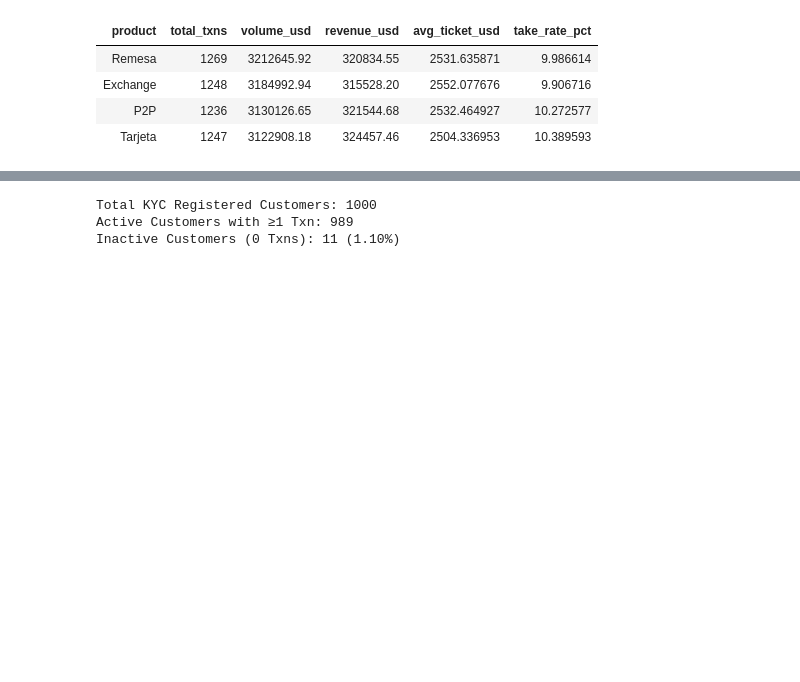
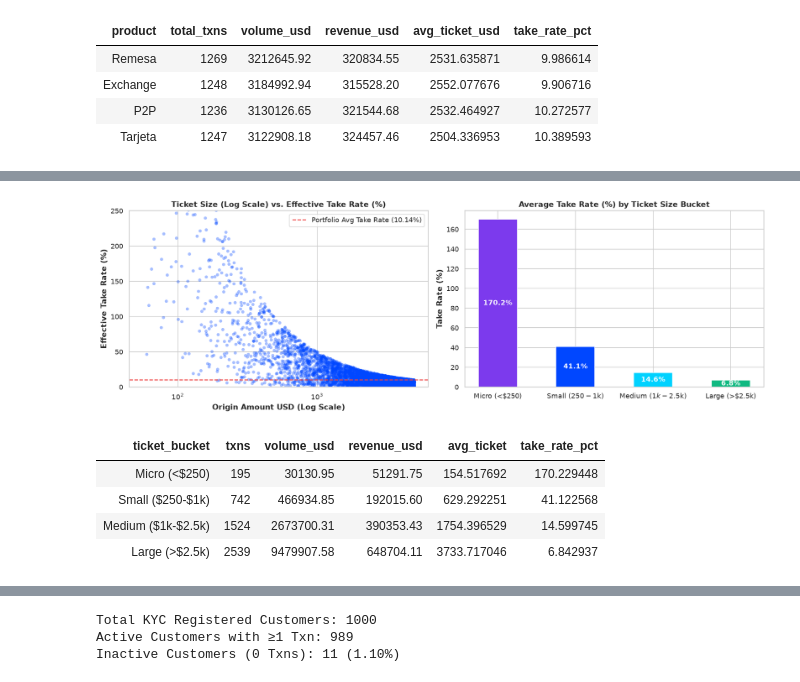
Before and after one commit to Nicocarello/neobank-data-ai, a Jupyter notebook: eda_neobank_analytics.ipynb, the cells around one changed output, grey strips where cells are left out. Drawn from its saved outputs; the diff is of its cells as text; code cells hidden in the pictures; blank space fills up the shorter version.

Commit message:
feat: expand EDA notebook with cohort retention, pricing elasticity, and fintech lifecycle analysis

```diff
--- a/eda_neobank_analytics.ipynb
+++ b/eda_neobank_analytics.ipynb
@@ -209,0 +285,43 @@ plt.show()
+# %%
+# Ticket Size Bucket & Effective Take Rate Analysis
+df_transactions['effective_take_rate'] = (df_transactions['revenue'] / df_transactions['origin_amount_usd']) * 100
+df_transactions['ticket_bucket'] = pd.cut(
+    df_transactions['origin_amount_usd'],
+    bins=[0, 250, 1000, 2500, 10000],
+    labels=['Micro (<$250)', 'Small ($250-$1k)', 'Medium ($1k-$2.5k)', 'Large (>$2.5k)']
+)
+
+ticket_analysis = df_transactions.groupby('ticket_bucket', observed=False).agg(
+    txns=('transaction_id', 'count'),
+    volume_usd=('origin_amount_usd', 'sum'),
+    revenue_usd=('revenue', 'sum'),
+    avg_ticket=('origin_amount_usd', 'mean')
+).reset_index()
+ticket_analysis['take_rate_pct'] = (ticket_analysis['revenue_usd'] / ticket_analysis['volume_usd']) * 100
+
+fig, axes = plt.subplots(1, 2, figsize=(15, 5))
+axes[0].scatter(df_transactions['origin_amount_usd'], df_transactions['effective_take_rate'], alpha=0.35, color='#0047FF', s=25)
+axes[0].set_xscale('log')
+axes[0].set_title('Ticket Size (Log Scale) vs. Effective Take Rate (%)', fontweight='bold')
+axes[0].set_xlabel('Origin Amount USD (Log Scale)')
+axes[0].set_ylabel('Effective Take Rate (%)')
+axes[0].set_ylim(0, 250)
+axes[0].axhline(10.14, color='#EF4444', linestyle='--', label='Portfolio Avg (10.14%)')
+axes[0].legend()
+
+bars = axes[1].bar(ticket_analysis['ticket_bucket'], ticket_analysis['take_rate_pct'], color=['#7C3AED', '#0047FF', '#00D2FF', '#10B981'], width=0.5)
+axes[1].set_title('Average Take Rate (%) by Ticket Size Bucket', fontweight='bold')
+axes[1].set_ylabel('Take Rate (%)')
+for b in bars:
+    axes[1].annotate(f"{b.get_height():.1f}%", (b.get_x() + b.get_width() / 2., b.get_height() / 2),
+                     ha='center', va='center', color='white', fontweight='bold')
+plt.show()
+
+ticket_analysis
+# %% [output]
+[figure, added]
+| ticket_bucket | txns | volume_usd | revenue_usd | avg_ticket | take_rate_pct |
+| Micro (<$250) | 195 | 30130.95 | 51291.75 | 154.517692 | 170.229448 |
+| Small ($250-$1k) | 742 | 466934.85 | 192015.60 | 629.292251 | 41.122568 |
+| Medium ($1k-$2.5k) | 1524 | 2673700.31 | 390353.43 | 1754.396529 | 14.599745 |
+| Large (>$2.5k) | 2539 | 9479907.58 | 648704.11 | 3733.717046 | 6.842937 |
```
Also changed, not shown: parts of 29 cells of this notebook.
